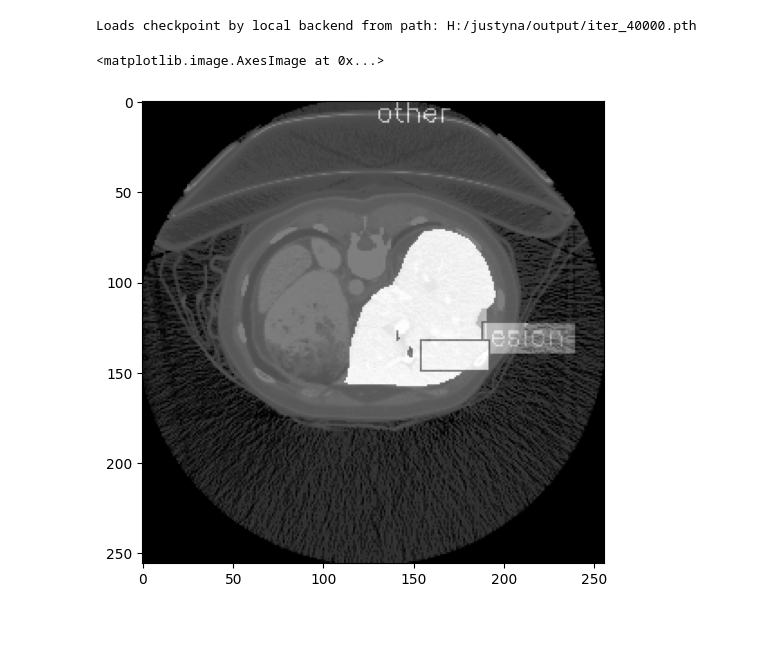
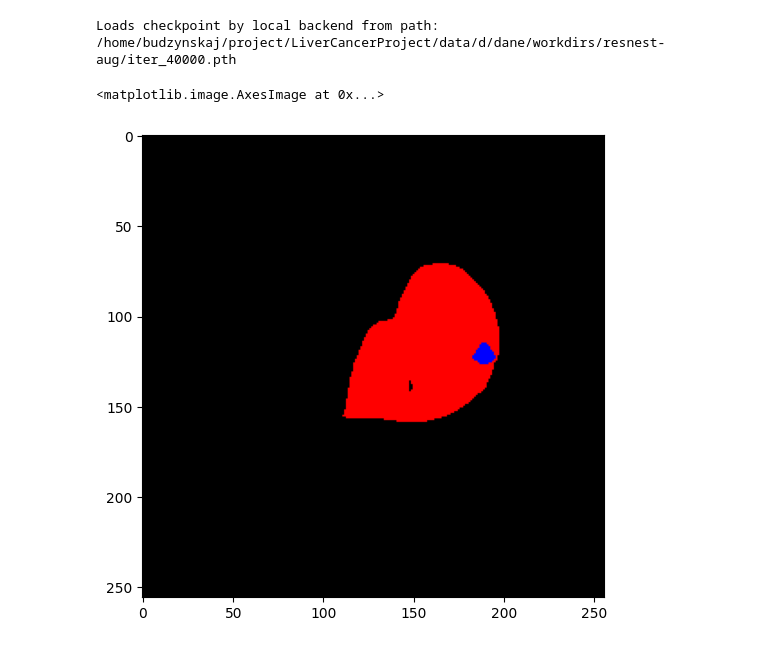
Before and after one commit to budzynskaJ/LiverCancerSeg-Volume, a Jupyter notebook: resnest_segmentation.ipynb, the cells around one changed output. Cells and saved outputs as stored; diff of their text form; code cells hidden in the pictures.

Commit message:
training and testing and some analysis

```diff
--- a/resnest_segmentation.ipynb
+++ b/resnest_segmentation.ipynb
@@ -7,9 +7,9 @@ import matplotlib.pyplot as plt
 #path_label = "C:/Users/marys/Desktop/PROJEKT BADAWCZY/dane/prepared_data/volume_labels/segmentation-49_149.png"
 #path_seg = "C:/Users/marys/Desktop/PROJEKT BADAWCZY/dane/prepared_data/volume_labels/volume-49_149.png"
 
-path = "H:/justyna/dane/volumes_norm/volume-49_149.png"
-path_label = "H:/justyna/dane/volume_labels/segmentation-49_149.png"
-path_seg = "H:/justyna/dane/volume_labels/volume-49_149.png"
+path = "/home/budzynskaj/project/LiverCancerProject/data/d/dane/volumes_norm_final/volume-49_149.png"
+path_label = "/home/budzynskaj/project/LiverCancerProject/data/d/dane/volume_labels/segmentation-49_149.png"
+path_seg = "/home/budzynskaj/project/LiverCancerProject/data/d/dane/volume_labels/volume-49_149.png"
 
 
 # path = "C:/Users/marys/Desktop/PROJEKT BADAWCZY/dane/prepared_data/volumes/volume-113_512.png"
@@ -43,11 +43,11 @@ plt.show()
 # %%
-data_root = 'H:/justyna/dane'
-img_dir = 'volumes_norm'
+data_root = '/home/budzynskaj/project/LiverCancerProject/data/d/dane'
+img_dir = 'volumes_norm_final'
 ann_dir = 'volume_labels'
 
 # define class and palette for better visualization
 classes = ('other', 'liver', 'lesion')
-palette = [[0, 0, 0], [255, 255, 255], [160, 160, 160]]
+palette = [[0, 0, 0], [0, 0, 255], [255, 0, 0]]
 # %%
 # Let's take a look at the segmentation map we got
 import matplotlib.patches as mpatches
@@ -107,7 +107,7 @@ class ResnetDataset(BaseSegDataset):
         super().__init__(img_suffix='.png', seg_map_suffix='.png', **kwargs)
 # %%
 from mmengine import Config
-cfg = Config.fromfile('C:/Users/User/mmsegmentation/configs/resnest/resnest_s101-d8_fcn_4xb2-80k_cityscapes-512x1024.py')
+cfg = Config.fromfile('/home/budzynskaj/mmsegmentation/configs/resnest/resnest_s101-d8_fcn_4xb2-80k_cityscapes-512x1024.py')
 print(f'Config:\n{cfg.pretty_text}')
 # %% [output]
 Config:
@@ -133,6 +133,8 @@ data_preprocessor = dict(
 cfg.norm_cfg = dict(type='BN', device='cpu')
 cfg.crop_size = (256, 256)
 cfg.workers_per_gpu = 0
+
+cfg.optimizer.type = 'AdamW'
 
 
 cfg.model.data_preprocessor.size = cfg.crop_size
@@ -142,6 +144,8 @@ cfg.model.auxiliary_head.norm_cfg = cfg.norm_cfg
 
 # modify num classes of the model in decode/auxiliary head
 cfg.model.decode_head.num_classes = 3
+cfg.model.auxiliary_head.loss_decode.class_weight = [1.0, 2.0, 4.0]
+cfg.model.auxiliary_head.loss_decode.loss_weight = 0.6
 cfg.model.auxiliary_head.num_classes = 3
 
 # Modify dataset type and path
@@ -149,7 +153,7 @@ cfg.dataset_type = 'ResnetDataset'
 cfg.dataset_times = 0
 cfg.data_root = data_root
 
-cfg.train_dataloader.batch_size = 2
+cfg.train_dataloader.batch_size = 8
 
 cfg.train_pipeline = [
     dict(type='LoadImageFromFile'),
@@ -158,6 +162,7 @@ cfg.train_pipeline = [
     dict(type='RandomResize', scale=(256, 256), ratio_range=(1.0, 1.0), keep_ratio=True),
     dict(type='RandomCrop', crop_size=cfg.crop_size, cat_max_ratio=0.75),
     dict(type='RandomFlip', prob=0.5),
+    dict(type='PhotoMetricDistortion'),  # Augmentation pipeline that distort current image with several photo metric methods.
     dict(type='PackSegInputs')
 ]
 
@@ -173,7 +178,7 @@ cfg.train_dataloader.dataset.type = cfg.dataset_type
 cfg.train_dataloader.dataset.data_root = cfg.data_root
 cfg.train_dataloader.dataset.data_prefix = dict(img_path=img_dir, seg_map_path=ann_dir)
 cfg.train_dataloader.dataset.pipeline = cfg.train_pipeline
-cfg.train_dataloader.dataset.ann_file = 'splits/train.txt'
+cfg.train_dataloader.dataset.ann_file = 'splits/resnest-aug/train.txt'
 
 # IMPORTANT
 cfg.train_dataloader.num_workers = 0
@@ -183,7 +188,7 @@ cfg.val_dataloader.dataset.type = cfg.dataset_type
 cfg.val_dataloader.dataset.data_root = cfg.data_root
 cfg.val_dataloader.dataset.data_prefix = dict(img_path=img_dir, seg_map_path=ann_dir)
 cfg.val_dataloader.dataset.pipeline = cfg.test_pipeline
-cfg.val_dataloader.dataset.ann_file = 'splits/val.txt'
+cfg.val_dataloader.dataset.ann_file = 'splits/resnest-aug/val.txt'
 
 # IMPORTANT
 cfg.val_dataloader.num_workers = 0
@@ -192,10 +197,10 @@ cfg.val_dataloader.persistent_workers = False
 cfg.test_dataloader = cfg.val_dataloader
 
 # Set up working dir to save files and logs.
-cfg.work_dir = 'H:\justyna\output'
+cfg.work_dir = '/home/budzynskaj/project/LiverCancerProject/data/d/dane/workdirs/resnest-aug'
 
-#cfg.train_cfg.max_iters = 20
-cfg.train_cfg.val_interval = 5000
+cfg.train_cfg.max_iters = 60000
+cfg.train_cfg.val_interval = 2000
 cfg.default_hooks.logger.interval = 100
 cfg.default_hooks.checkpoint.interval = 1000
 
@@ -290,16 +307,16 @@ KeyboardInterrupt:
 # %%
 from mmseg.apis import init_model, inference_model, show_result_pyplot
 
 # Init the model from the config and the checkpoint
-checkpoint_path = 'H:/justyna/output/iter_40000.pth'
+checkpoint_path = '/home/budzynskaj/project/LiverCancerProject/data/d/dane/workdirs/resnest-aug/iter_40000.pth'
 model = init_model(cfg, checkpoint_path, device=None)
 
 img = mmcv.imread(path)
 result = inference_model(model, img)
 plt.figure(figsize=(8, 6))
-vis_result = show_result_pyplot(model, img, result)
+vis_result = show_result_pyplot(model, img, result, with_labels=False, opacity=1)
 plt.imshow(mmcv.bgr2rgb(vis_result))
 # %% [output]
-Loads checkpoint by local backend from path: H:/justyna/output/iter_40000.pth
+Loads checkpoint by local backend from path: /home/budzynskaj/project/LiverCancerProject/data/d/dane/workdirs/resnest-aug/iter_40000.pth
 <matplotlib.image.AxesImage at 0x...>
-[figure, old version]
+[figure, new version]
```
Also changed, not shown: parts of 7 cells of this notebook, 18 other files.
